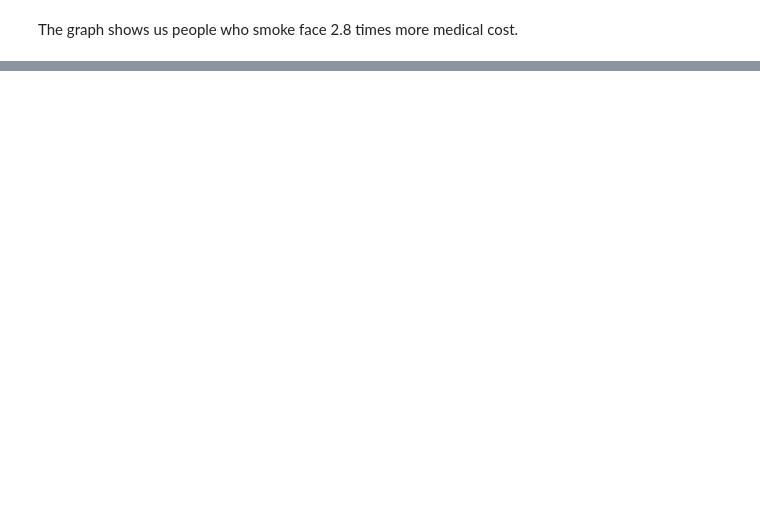
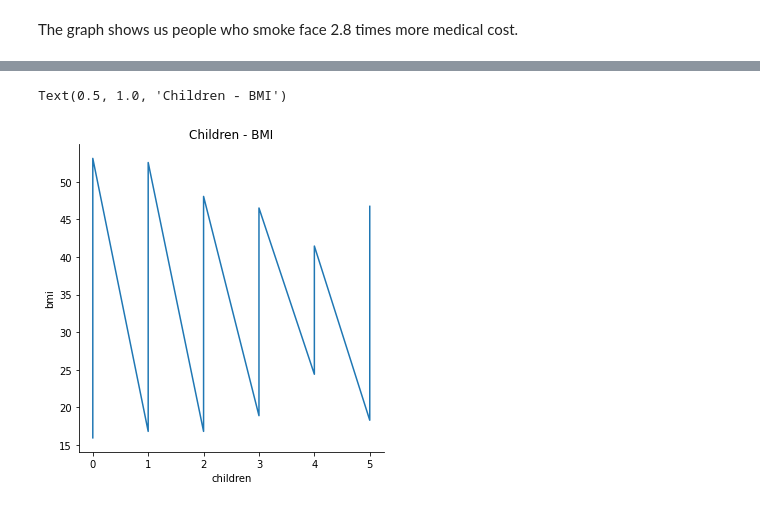
Before and after one commit to mharunturkmenoglu/GlobalAIHubSummerCamp22, a Jupyter notebook: Medical_Cost_Analysis.ipynb, the cells around one changed output, grey strips where cells are left out. Saved outputs shown, nothing was run; the diff lists cells and outputs as text; code cells hidden in the pictures; blank space fills up the shorter version.

```diff
--- a/Medical_Cost_Analysis.ipynb
+++ b/Medical_Cost_Analysis.ipynb
@@ -121,0 +129,7 @@ The graph shows us people who smoke face 2.8 times more medical cost.
+# %%
+# Yaşlara göre kategoriler:
+
+data.loc[(data['age'] >= 18) & (data['age'] < 36), 'age_category'] = 'youth'
+data.loc[(data['age'] >= 36) & (data['age'] <= 55), 'age_category'] = 'adults'
+data.loc[data['age'] > 55, 'age_category'] = 'seniors'
+data['age_category'].value_counts()
@@ -121,0 +146,7 @@ The graph shows us people who smoke face 2.8 times more medical cost.
+# %%
+data.loc[data['bmi'] < 18.5, 'weight_condition'] = 'underweight'
+data.loc[(data['bmi'] >= 18.5) & (data['bmi'] <= 24.9), 'weight_condition'] = 'normal'
+data.loc[(data['bmi'] > 24.9) & (data['bmi'] <= 29.9), 'weight_condition'] = 'overweight'
+data.loc[data['bmi'] > 29.9, 'weight_condition'] = 'obese'
+
+data['weight_condition'].value_counts()
@@ -121,0 +209,6 @@ The graph shows us people who smoke face 2.8 times more medical cost.
+# %%
+sns.relplot(x="children", y="bmi", kind="line", estimator=None, data=data)
+plt.title('Children - BMI')
+# %% [output]
+Text(0.5, 1.0, 'Children - BMI')
+[figure, added]
```
Also changed, not shown: parts of 58 cells of this notebook, 1 other file.
